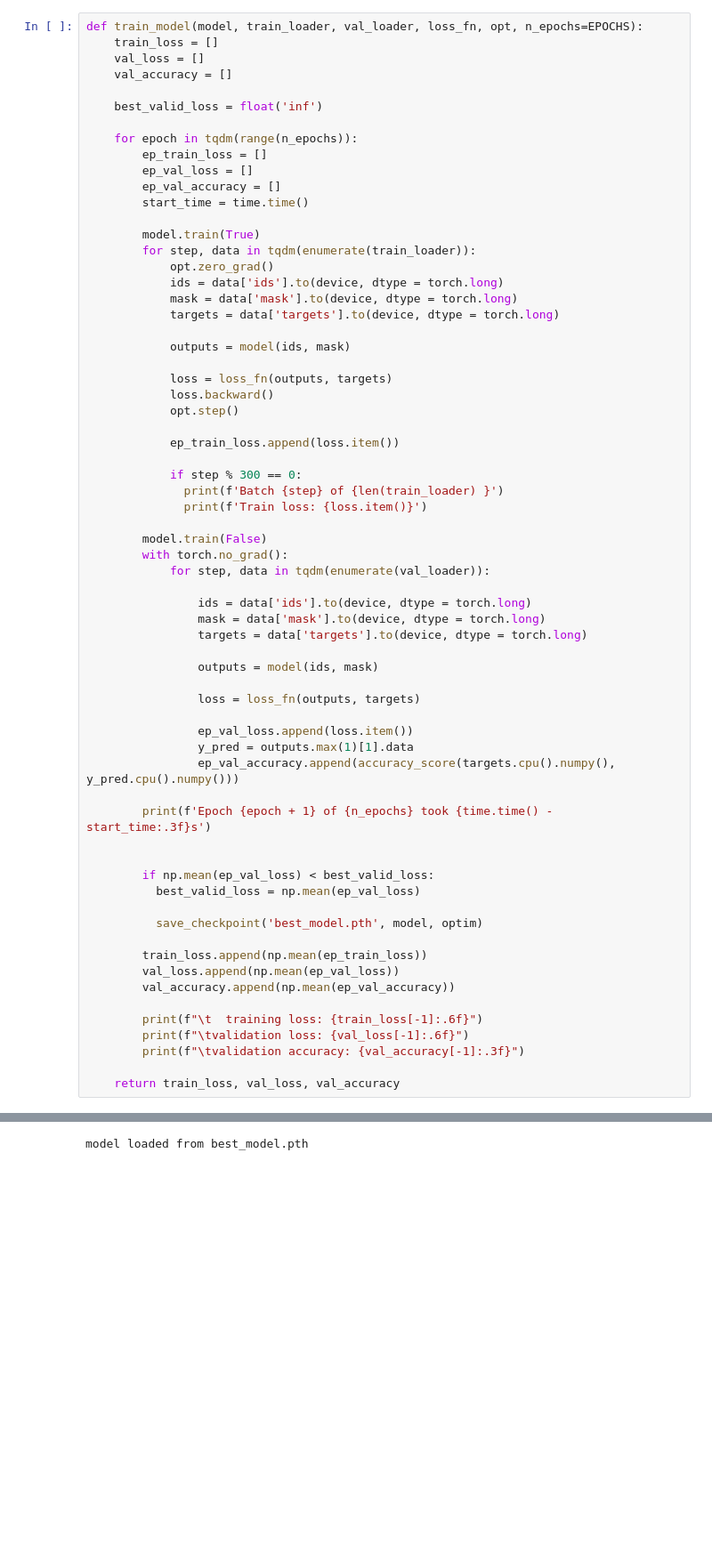
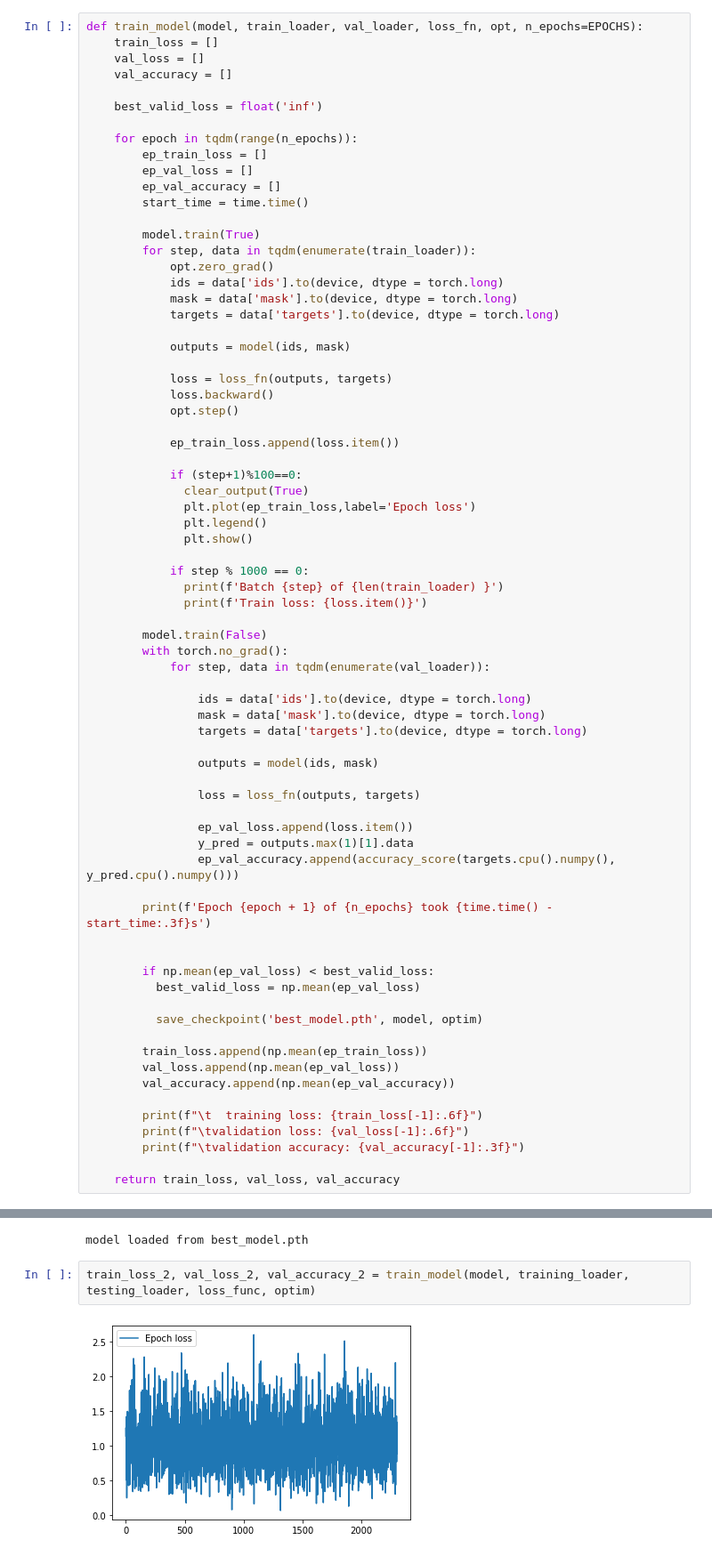
Before and after one commit to Myashka/IV.ICT-HACK-team-HI, a Jupyter notebook: Train_with_torch_checkpoint.ipynb, the cells around one changed output, grey strips where cells are left out. Shown at 89% size. Drawn from its saved outputs; the diff is of its cells as text; blank space fills up the shorter version.

```diff
--- a/Train_with_torch_checkpoint.ipynb
+++ b/Train_with_torch_checkpoint.ipynb
@@ -196,7 +197,13 @@ def train_model(model, train_loader, val_loader, loss_fn, opt, n_epochs=EPOCHS):
 
             ep_train_loss.append(loss.item())
 
-            if step % 300 == 0:
+            if (step+1)%100==0:
+              clear_output(True)
+              plt.plot(ep_train_loss,label='Epoch loss')
+              plt.legend()
+              plt.show()
+
+            if step % 1000 == 0:
               print(f'Batch {step} of {len(train_loader) }')
               print(f'Train loss: {loss.item()}')
 
@@ -268,3 +275,7 @@ Max accurasy score: 0.5584335870365824 at 2 epoch
 load_checkpoint('best_model.pth', model, optim)
 # %% [output]
 model loaded from best_model.pth
+# %%
+train_loss_2, val_loss_2, val_accuracy_2 = train_model(model, training_loader, testing_loader, loss_func, optim)
+# %% [output]
+[figure, added]
```
Also changed, not shown: parts of 3 cells of this notebook.
